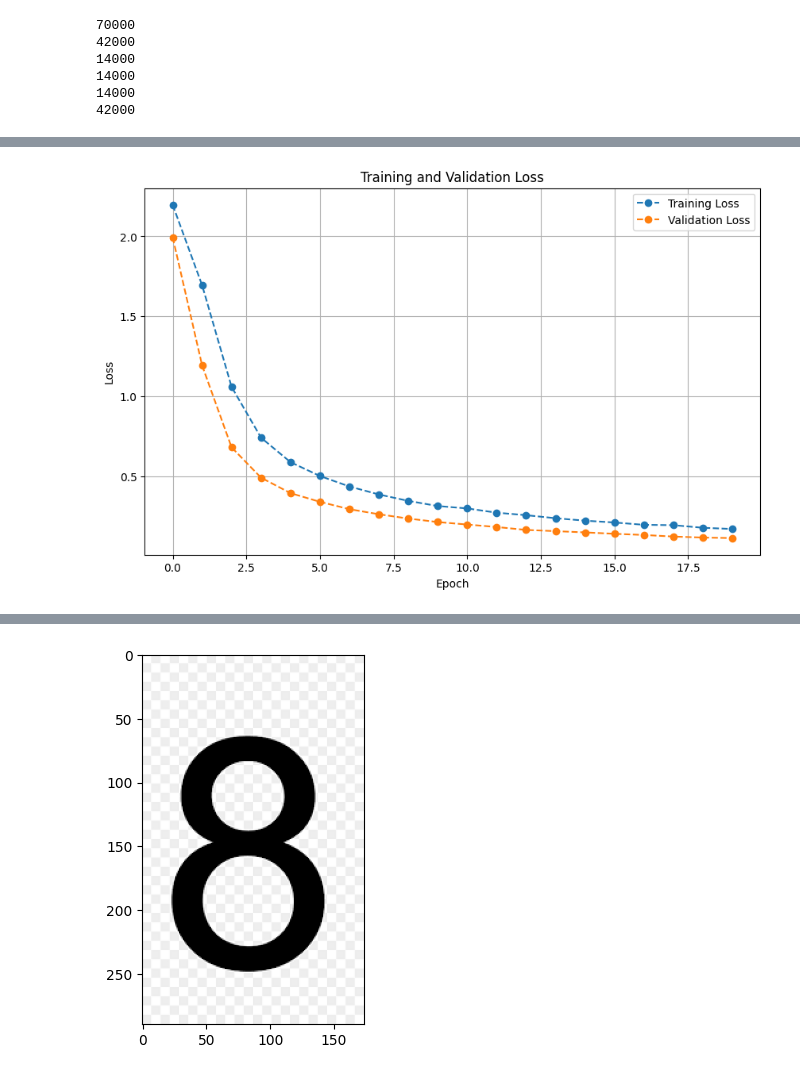
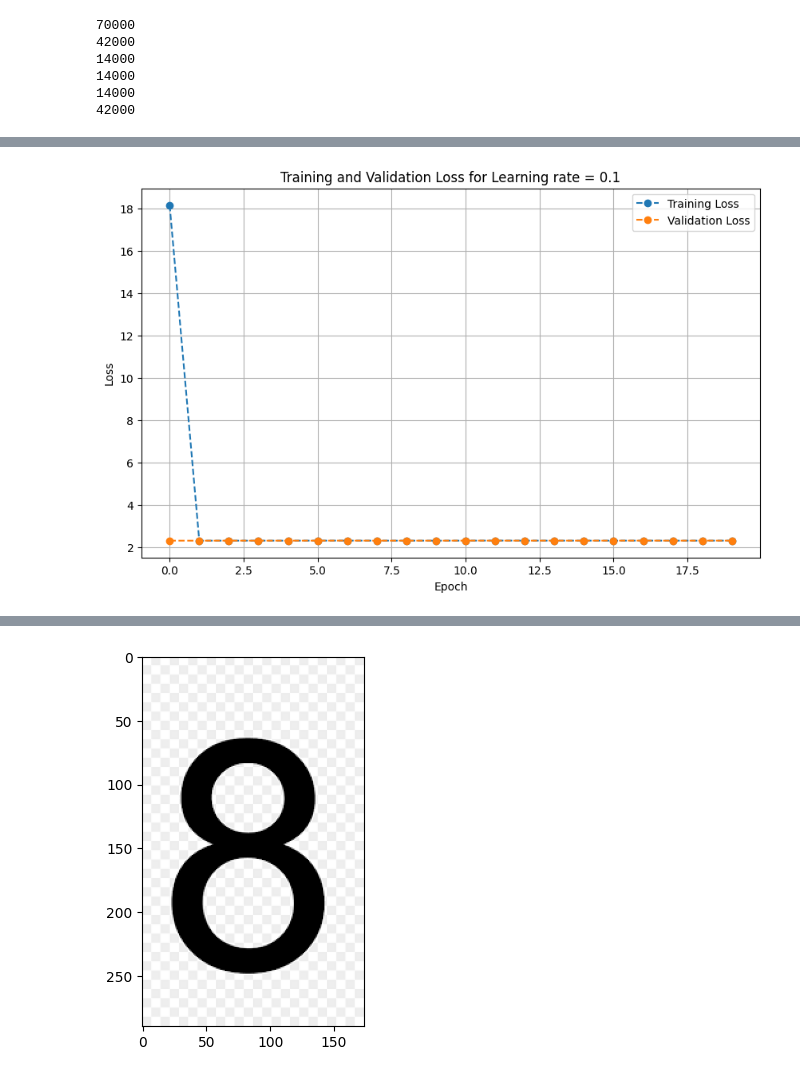
Before and after one commit to nuwanathukorala/CNN_Model, a Jupyter notebook: CNN.ipynb, the cells around one changed output, grey strips where cells are left out. Saved outputs shown, nothing was run; the diff lists cells and outputs as text; code cells hidden in the pictures.

```diff
--- a/CNN.ipynb
+++ b/CNN.ipynb
@@ -43,7 +43,7 @@ print(labels_train.shape[0])
 # %%
 # Build the CNN model
 model = models.Sequential([
-    layers.Conv2D(32, (3, 3), activation='relu', input_shape=(28, 28, 1)),
+    layers.Conv2D(64, (3, 3), activation='relu', input_shape=(28, 28, 1)),
     layers.MaxPooling2D((2, 2)),
     layers.Conv2D(64, (3, 3), activation='relu'),
     layers.MaxPooling2D((2, 2)),
@@ -79,6 +79,6 @@ Model: "sequential_6"
  Non-trainable params: 0 (0.00 B)
 # %%
-learning_rate = 0.0001
+learning_rate = 0.1
 
 optimizer = keras.optimizers.Adam(learning_rate=learning_rate)
 
@@ -108,15 +108,15 @@ Epoch 20/20
 # %%
 plt.figure(figsize=(10, 6))
 plt.plot(history.history['loss'], label='Training Loss', linestyle='--', marker='o')
 plt.plot(history.history['val_loss'], label='Validation Loss', linestyle='--', marker='o')
-plt.title('Training and Validation Loss')
+plt.title(f'Training and Validation Loss for Learning rate = {learning_rate}')
 plt.xlabel('Epoch')
 plt.ylabel('Loss')
 plt.legend()
 plt.grid(True)
 plt.show()
 # %% [output]
-[figure, old version]
+[figure, new version]
 # %%
 from sklearn.metrics import classification_report, confusion_matrix
 import seaborn as sns
```
Also changed, not shown: parts of 4 cells of this notebook.
